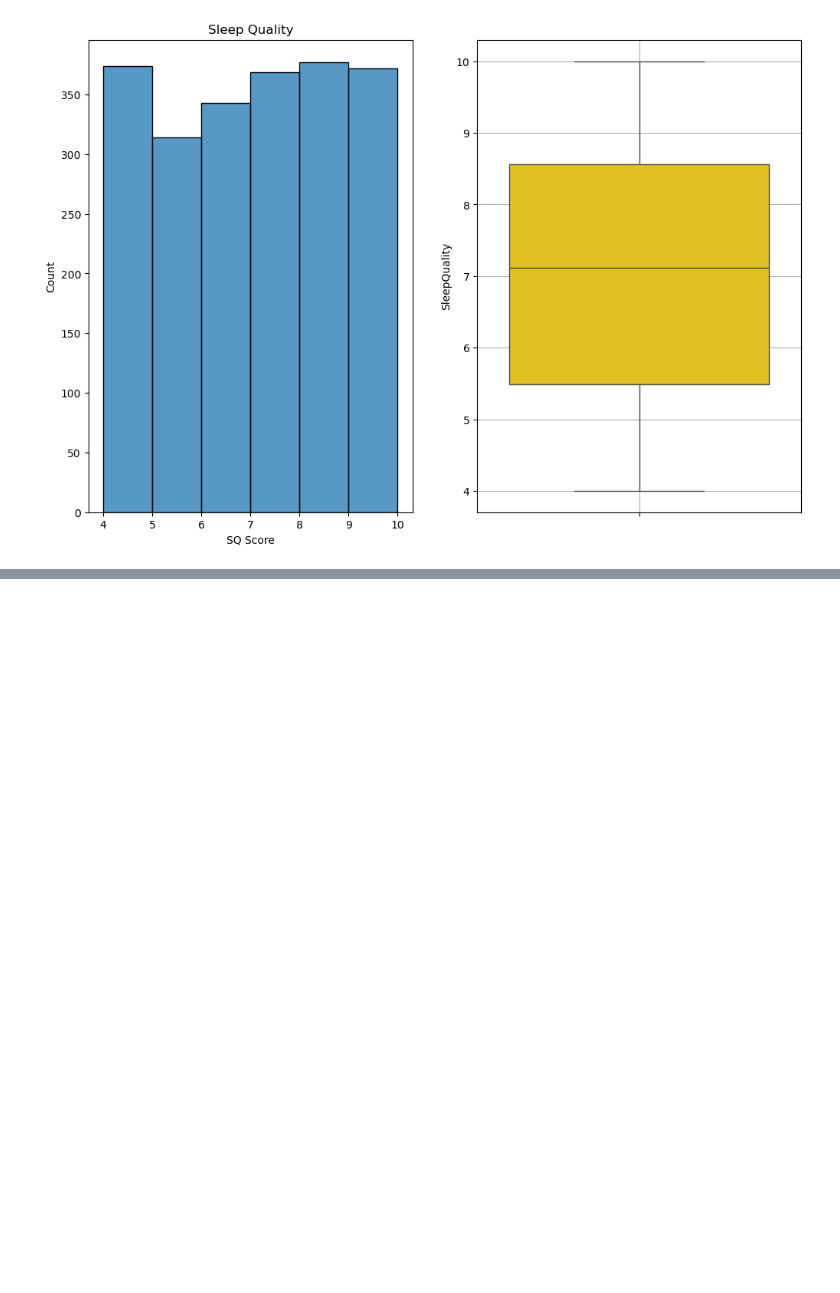
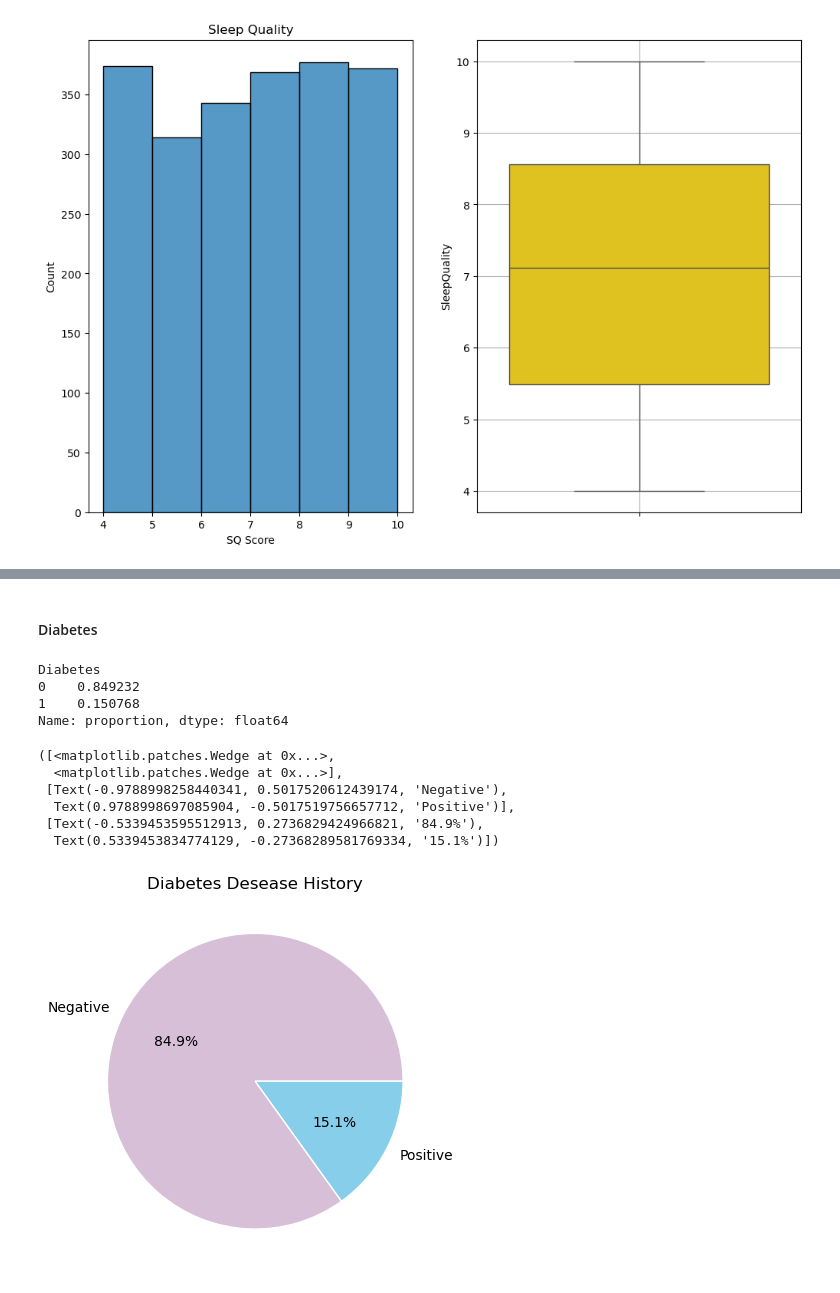
Before and after one commit to fdiezdev/alzheimer-dataset, a Jupyter notebook: main.ipynb, the cells around one changed output, grey strips where cells are left out. Saved outputs shown, nothing was run; the diff lists cells and outputs as text; code cells hidden in the pictures; blank space fills up the shorter version.

```diff
--- a/main.ipynb
+++ b/main.ipynb
@@ -528,0 +595,27 @@ A modo de resumen, con lo analizado obtenidos hasta ahora, este dataset se compo
+# %% [markdown]
+#### Diabetes
+# %%
+diabetes_desease = df['Diabetes'].value_counts()
+
+df['Diabetes'].value_counts(normalize=True)
+# %% [output]
+Diabetes
+0    0.849232
+1    0.150768
+Name: proportion, dtype: float64
+# %%
+plt.title('Diabetes Desease History')
+plt.pie(diabetes_desease, labels=['Negative', 'Positive'],
+        autopct='%1.1f%%',
+        colors=['thistle', 'skyblue'],
+        wedgeprops = {"edgecolor" : "white",
+                      'linewidth': 1,
+                      'antialiased': True})
+# %% [output]
+([<matplotlib.patches.Wedge at 0x...>,
+  <matplotlib.patches.Wedge at 0x...>],
+ [Text(-0.9788998258440341, 0.5017520612439174, 'Negative'),
+  Text(0.9788998697085904, -0.5017519756657712, 'Positive')],
+ [Text(-0.5339453595512913, 0.2736829424966821, '84.9%'),
+  Text(0.5339453834774129, -0.27368289581769334, '15.1%')])
+[figure, added]
```
Also changed, not shown: parts of 49 cells of this notebook.
